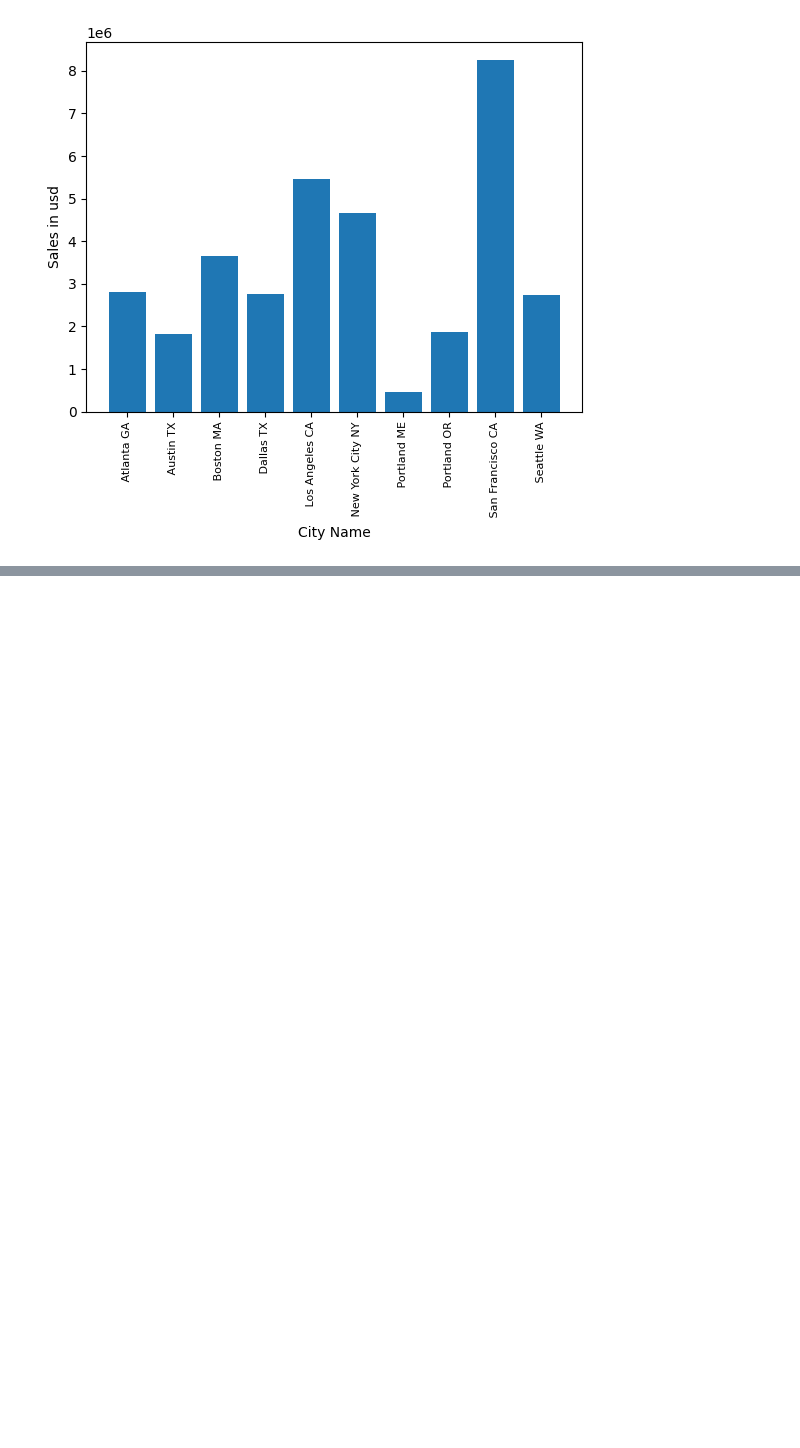
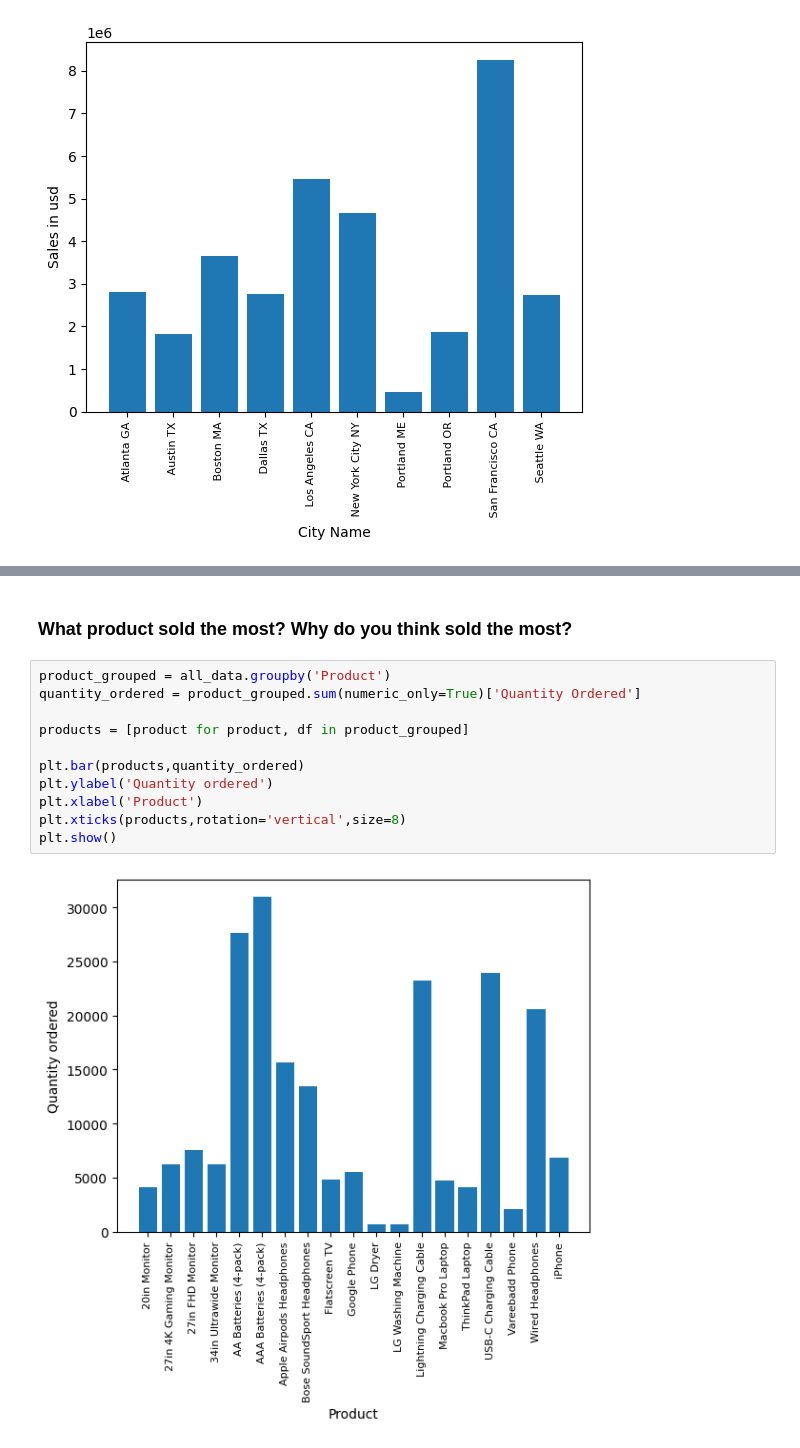
Before and after one commit to Thomas-Parra/sales-data-analysis, a Jupyter notebook: sales_analysis.ipynb, the cells around one changed output, grey strips where cells are left out. Saved outputs shown, nothing was run; the diff lists cells and outputs as text; blank space fills up the shorter version.

```diff
--- a/sales_analysis.ipynb
+++ b/sales_analysis.ipynb
@@ -234,0 +326,15 @@ plt.show()
+# %% [markdown]
+### What product sold the most? Why do you think sold the most?
+# %%
+product_grouped = all_data.groupby('Product')
+quantity_ordered = product_grouped.sum(numeric_only=True)['Quantity Ordered']
+
+products = [product for product, df in product_grouped]
+
+plt.bar(products,quantity_ordered)
+plt.ylabel('Quantity ordered')
+plt.xlabel('Product')
+plt.xticks(products,rotation='vertical',size=8)
+plt.show()
+# %% [output]
+[figure, added]
```
Also changed, not shown: parts of 8 cells of this notebook.
